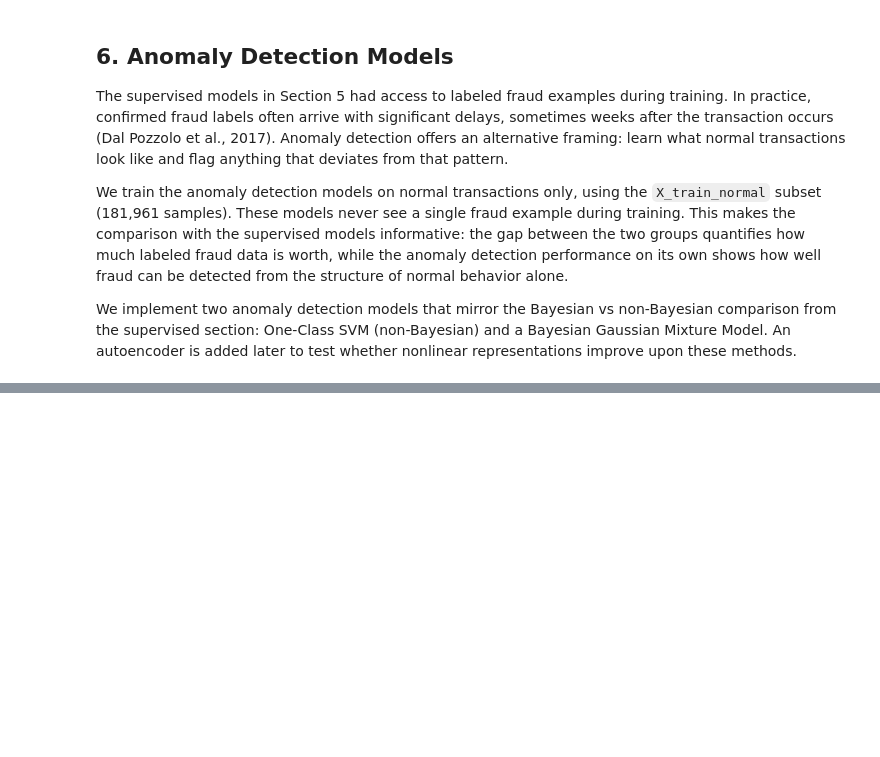
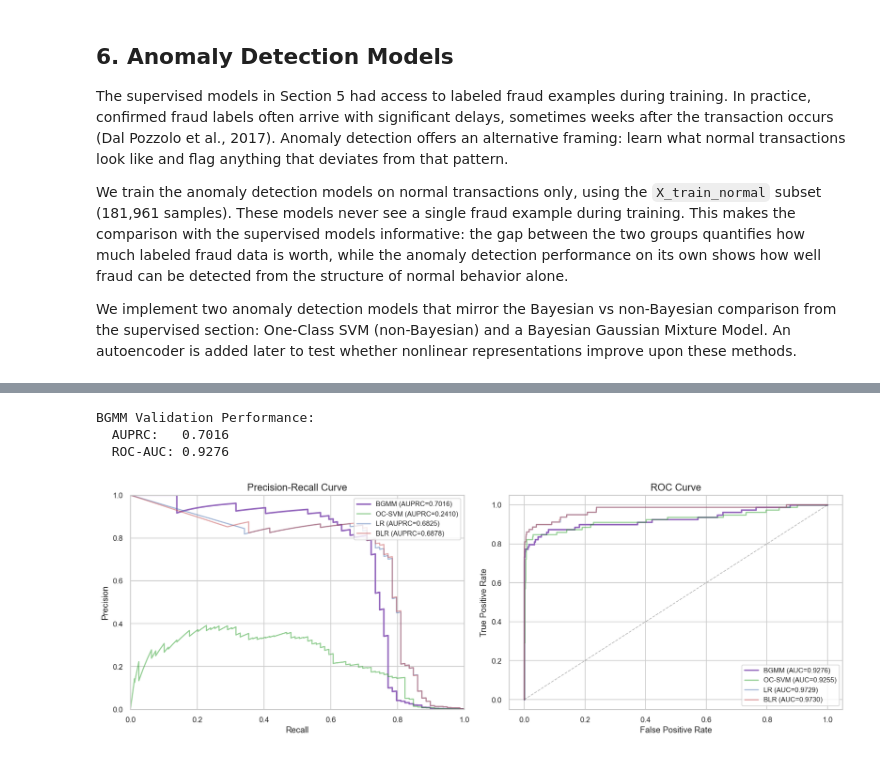
Before and after one commit to adamelhaa/cc-fraud-detection, a Jupyter notebook: notebooks/Notebook.ipynb, the cells around one changed output, grey strips where cells are left out. Saved outputs shown, nothing was run; the diff lists cells and outputs as text; code cells hidden in the pictures; blank space fills up the shorter version.

```diff
--- a/notebooks/Notebook.ipynb
+++ b/notebooks/Notebook.ipynb
@@ -881,20 +1120,18 @@ Training OC-SVM on the full set of 181,961 normal transactions is computationall
 from sklearn.svm import OneClassSVM
 import time
 
-# subsample normal training data for speed (kernel SVM is O(n^2) to O(n^3))
-np.random.seed(42)
-subsample_idx = np.random.choice(len(X_train_normal), size=15000, replace=False)
-X_train_ocsvm = X_train_normal[subsample_idx]
-print(f"OC-SVM training set: {X_train_ocsvm.shape[0]} normal transactions (subsampled from {X_train_normal.shape[0]})")
+# train on the full normal training set
+X_train_ocsvm = X_train_normal
+print(f"OC-SVM training set: {X_train_ocsvm.shape[0]} normal transactions")
 
 # nu ~ expected fraction of outliers; fraud rate is ~0.17%, so nu=0.01 gives some margin
 ocsvm = OneClassSVM(kernel='rbf', nu=0.01, gamma='scale')
 
-print("Training One-Class SVM (this may take a minute)...")
 t0 = time.time()
 ocsvm.fit(X_train_ocsvm)
 elapsed = time.time() - t0
 print(f"Training completed in {elapsed:.1f} seconds.")
+print(f"Support vectors: {ocsvm.support_vectors_.shape[0]}")
 
 # score the validation set: decision_function returns signed distance to boundary
 # positive = inside boundary (normal), negative = outside (anomalous)
@@ -1022,0 +1386,45 @@ OC-SVM detects most fraud without ever seeing a fraud example, though at a subst
+# %%
+# PR and ROC curves for BGMM, compared with OC-SVM and supervised models
+bgmm_precision, bgmm_recall, bgmm_pr_thresholds = precision_recall_curve(y_val, bgmm_val_anomaly_scores)
+bgmm_auprc = average_precision_score(y_val, bgmm_val_anomaly_scores)
+
+bgmm_fpr, bgmm_tpr, bgmm_roc_thresholds = roc_curve(y_val, bgmm_val_anomaly_scores)
+bgmm_roc_auc = roc_auc_score(y_val, bgmm_val_anomaly_scores)
+
+print(f"BGMM Validation Performance:")
+print(f"  AUPRC:   {bgmm_auprc:.4f}")
+print(f"  ROC-AUC: {bgmm_roc_auc:.4f}")
+
+fig, axes = plt.subplots(1, 2, figsize=(14, 5))
+
+# PR curve - all models
+axes[0].plot(bgmm_recall, bgmm_precision, color='#9467bd', lw=2, label=f'BGMM (AUPRC={bgmm_auprc:.4f})')
+axes[0].plot(ocsvm_recall, ocsvm_precision, color='#2ca02c', lw=1.5, alpha=0.5, label=f'OC-SVM (AUPRC={ocsvm_auprc:.4f})')
+axes[0].plot(lr_recall, lr_precision, color='#4C72B0', lw=1.5, alpha=0.5, label=f'LR (AUPRC={lr_auprc:.4f})')
+axes[0].plot(blr_recall_curve, blr_precision_curve, color='#C44E52', lw=1.5, alpha=0.5, label=f'BLR (AUPRC={blr_auprc:.4f})')
+axes[0].set_xlabel('Recall')
+axes[0].set_ylabel('Precision')
+axes[0].set_title('Precision-Recall Curve')
+axes[0].legend(loc='upper right', fontsize=9)
+axes[0].set_xlim([0, 1])
+axes[0].set_ylim([0, 1])
+
+# ROC curve
+axes[1].plot(bgmm_fpr, bgmm_tpr, color='#9467bd', lw=2, label=f'BGMM (AUC={bgmm_roc_auc:.4f})')
+axes[1].plot(ocsvm_fpr, ocsvm_tpr, color='#2ca02c', lw=1.5, alpha=0.5, label=f'OC-SVM (AUC={ocsvm_roc_auc:.4f})')
+axes[1].plot(lr_fpr, lr_tpr, color='#4C72B0', lw=1.5, alpha=0.5, label=f'LR (AUC={lr_roc_auc:.4f})')
+axes[1].plot(blr_fpr, blr_tpr, color='#C44E52', lw=1.5, alpha=0.5, label=f'BLR (AUC={blr_roc_auc:.4f})')
+axes[1].plot([0, 1], [0, 1], 'k--', lw=1, alpha=0.3)
+axes[1].set_xlabel('False Positive Rate')
+axes[1].set_ylabel('True Positive Rate')
+axes[1].set_title('ROC Curve')
+axes[1].legend(loc='lower right', fontsize=9)
+
+plt.tight_layout()
+plt.savefig('../figures/bgmm_pr_roc_curves.png', dpi=150, bbox_inches='tight')
+plt.show()
+# %% [output]
+BGMM Validation Performance:
+  AUPRC:   0.7016
+  ROC-AUC: 0.9276
+[figure, added]
```
Also changed, not shown: parts of 73 cells of this notebook, 2 other files.
